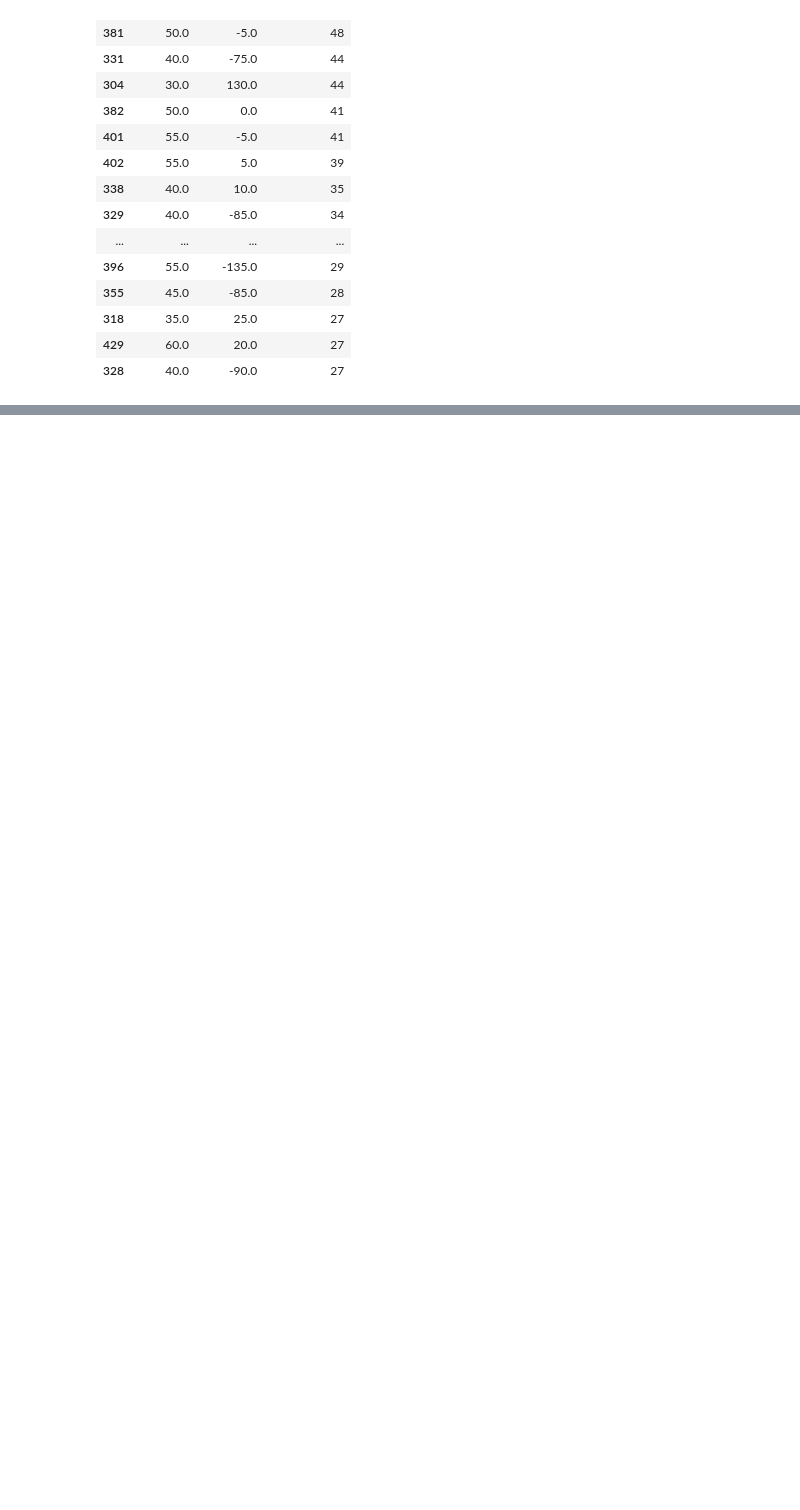
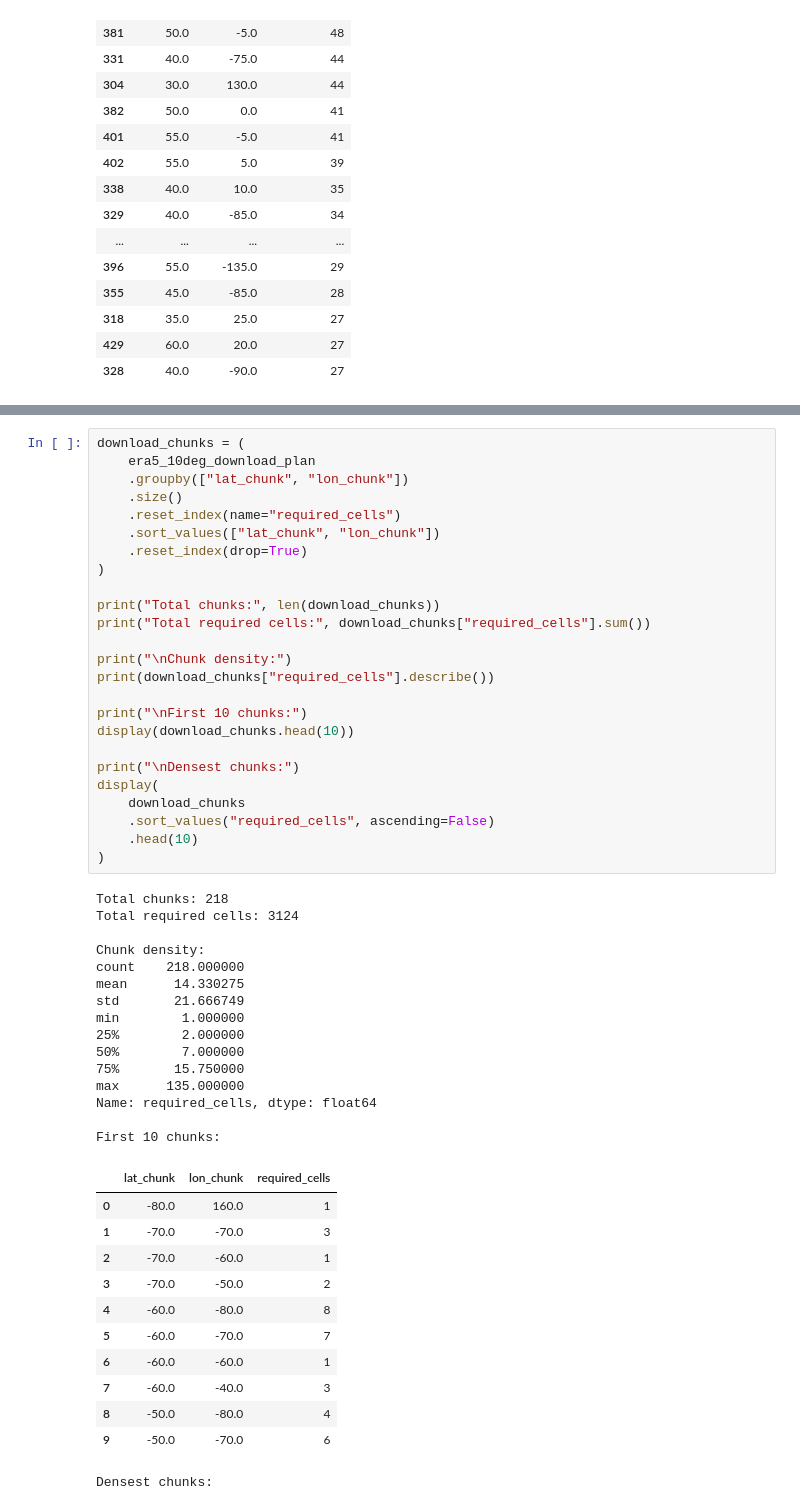
Before and after one commit to Suprabhat4970/MarineGuard-AI, a Jupyter notebook: ml/Weather_Forecasting_Model.ipynb, the cells around one changed output, grey strips where cells are left out. Saved outputs shown, nothing was run; the diff lists cells and outputs as text; blank space fills up the shorter version.

```diff
--- a/ml/Weather_Forecasting_Model.ipynb
+++ b/ml/Weather_Forecasting_Model.ipynb
@@ -2260,0 +2470,53 @@ Chunks with the most required cells:
+# %%
+download_chunks = (
+    era5_10deg_download_plan
+    .groupby(["lat_chunk", "lon_chunk"])
+    .size()
+    .reset_index(name="required_cells")
+    .sort_values(["lat_chunk", "lon_chunk"])
+    .reset_index(drop=True)
+)
+
+print("Total chunks:", len(download_chunks))
+print("Total required cells:", download_chunks["required_cells"].sum())
+
+print("\nChunk density:")
+print(download_chunks["required_cells"].describe())
+
+print("\nFirst 10 chunks:")
+display(download_chunks.head(10))
+
+print("\nDensest chunks:")
+display(
+    download_chunks
+    .sort_values("required_cells", ascending=False)
+    .head(10)
+)
+# %% [output]
+Total chunks: 218
+Total required cells: 3124
+
+Chunk density:
+count    218.000000
+mean      14.330275
+std       21.666749
+min        1.000000
+25%        2.000000
+50%        7.000000
+75%       15.750000
+max      135.000000
+Name: required_cells, dtype: float64
+
+First 10 chunks:
+|  | lat_chunk | lon_chunk | required_cells |
+| 0 | -80.0 | 160.0 | 1 |
+| 1 | -70.0 | -70.0 | 3 |
+| 2 | -70.0 | -60.0 | 1 |
+| 3 | -70.0 | -50.0 | 2 |
+| 4 | -60.0 | -80.0 | 8 |
+| 5 | -60.0 | -70.0 | 7 |
+| 6 | -60.0 | -60.0 | 1 |
+| 7 | -60.0 | -40.0 | 3 |
+| 8 | -50.0 | -80.0 | 4 |
+| 9 | -50.0 | -70.0 | 6 |
+Densest chunks:
```
Also changed, not shown: parts of 10 cells of this notebook.
